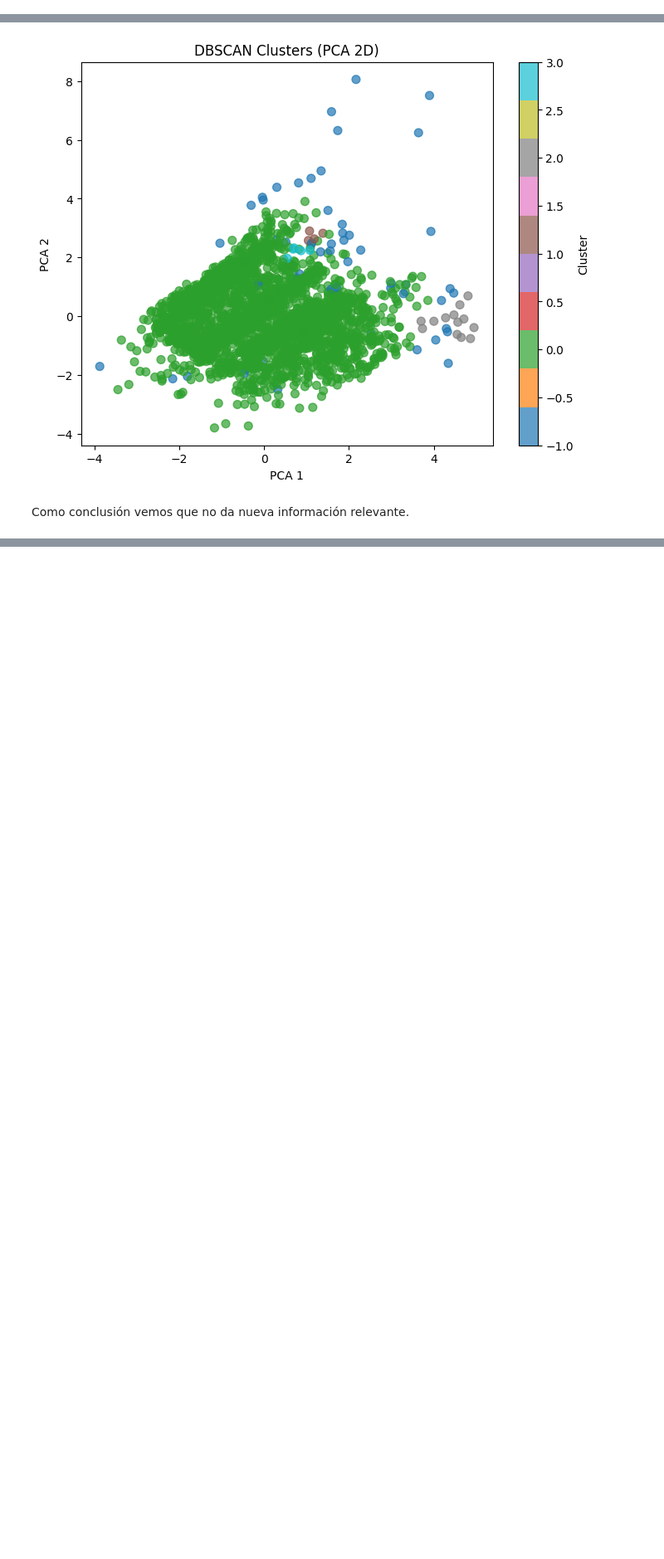
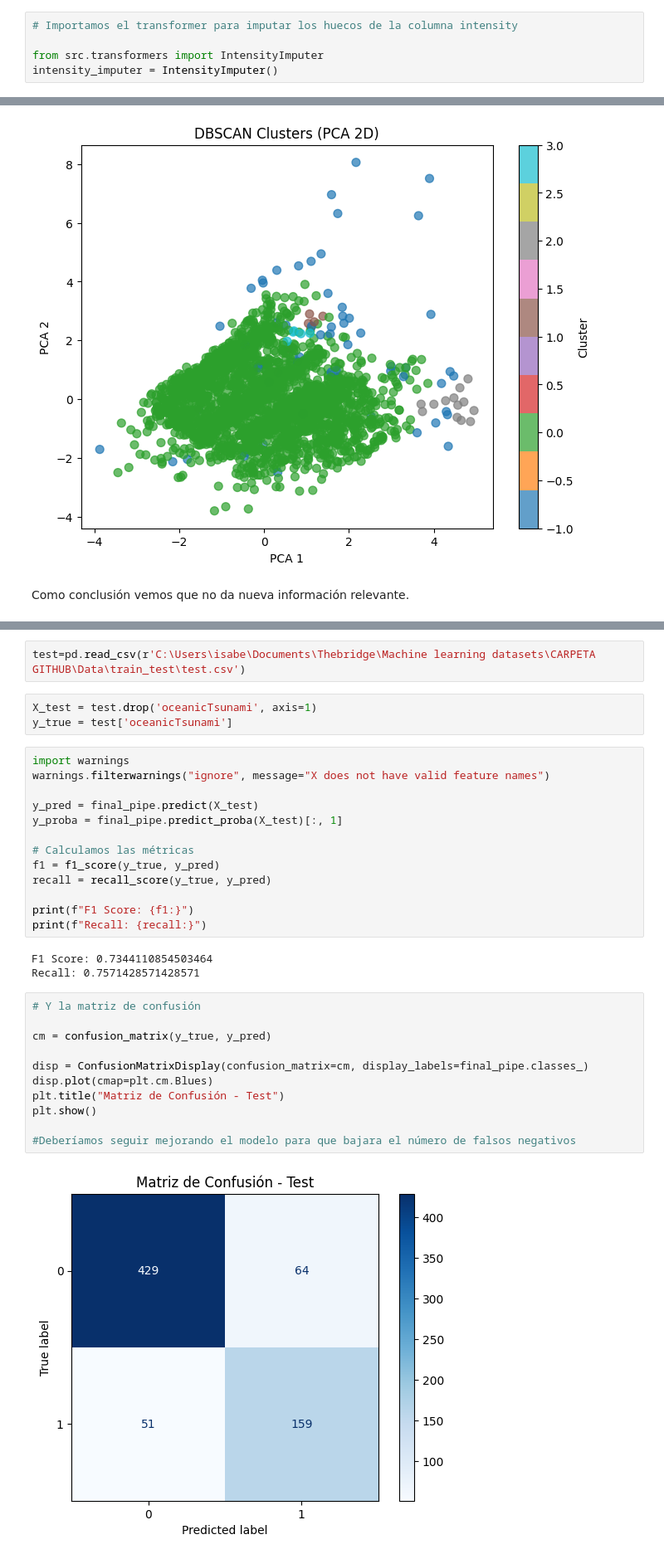
Before and after one commit to IsabelBravoQ/Proyecto-ML, a Jupyter notebook: 4_Entrenamiento_Evaluacion.ipynb, the cells around one changed output, grey strips where cells are left out. Shown at 83% size. Saved outputs shown, nothing was run; the diff lists cells and outputs as text; blank space fills up the shorter version.

```diff
--- a/4_Entrenamiento_Evaluacion.ipynb
+++ b/4_Entrenamiento_Evaluacion.ipynb
@@ -123,3 +109,8 @@ intensity_imputer = FunctionTransformer(fill_intensity_by_magnitude)
+# %%
+# Importamos el transformer para imputar los huecos de la columna intensity
+
+from src.transformers import IntensityImputer
+intensity_imputer = IntensityImputer()
 # %%
 #definimos los preprocesados para las numéricas y las categóricas.
 
@@ -696,0 +697,34 @@ Como conclusión vemos que no da nueva información relevante.
+# %%
+test=pd.read_csv(r'C:\Users\isabe\Documents\Thebridge\Machine learning datasets\CARPETA GITHUB\Data\train_test\test.csv')
+# %%
+X_test = test.drop('oceanicTsunami', axis=1)
+y_true = test['oceanicTsunami']
+# %%
+import warnings
+warnings.filterwarnings("ignore", message="X does not have valid feature names")
+
+y_pred = final_pipe.predict(X_test)
+y_proba = final_pipe.predict_proba(X_test)[:, 1]
+
+# Calculamos las métricas
+f1 = f1_score(y_true, y_pred)
+recall = recall_score(y_true, y_pred)
+
+print(f"F1 Score: {f1:}")
+print(f"Recall: {recall:}")
+# %% [output]
+F1 Score: 0.7344110854503464
+Recall: 0.7571428571428571
+# %%
+# Y la matriz de confusión
+
+cm = confusion_matrix(y_true, y_pred)
+
+disp = ConfusionMatrixDisplay(confusion_matrix=cm, display_labels=final_pipe.classes_)
+disp.plot(cmap=plt.cm.Blues)
+plt.title("Matriz de Confusión - Test")
+plt.show()
+
+#Deberíamos seguir mejorando el modelo para que bajara el número de falsos negativos
+# %% [output]
+[figure, added]
```
Also changed, not shown: parts of 10 cells of this notebook, 5 other files.
